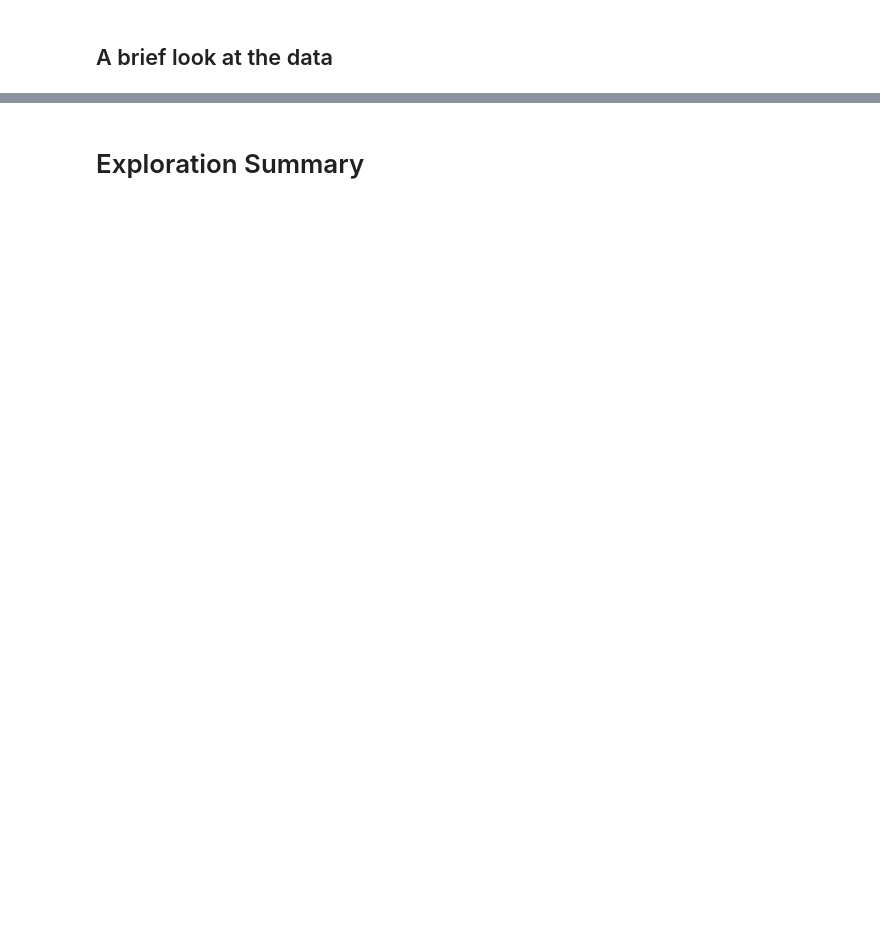
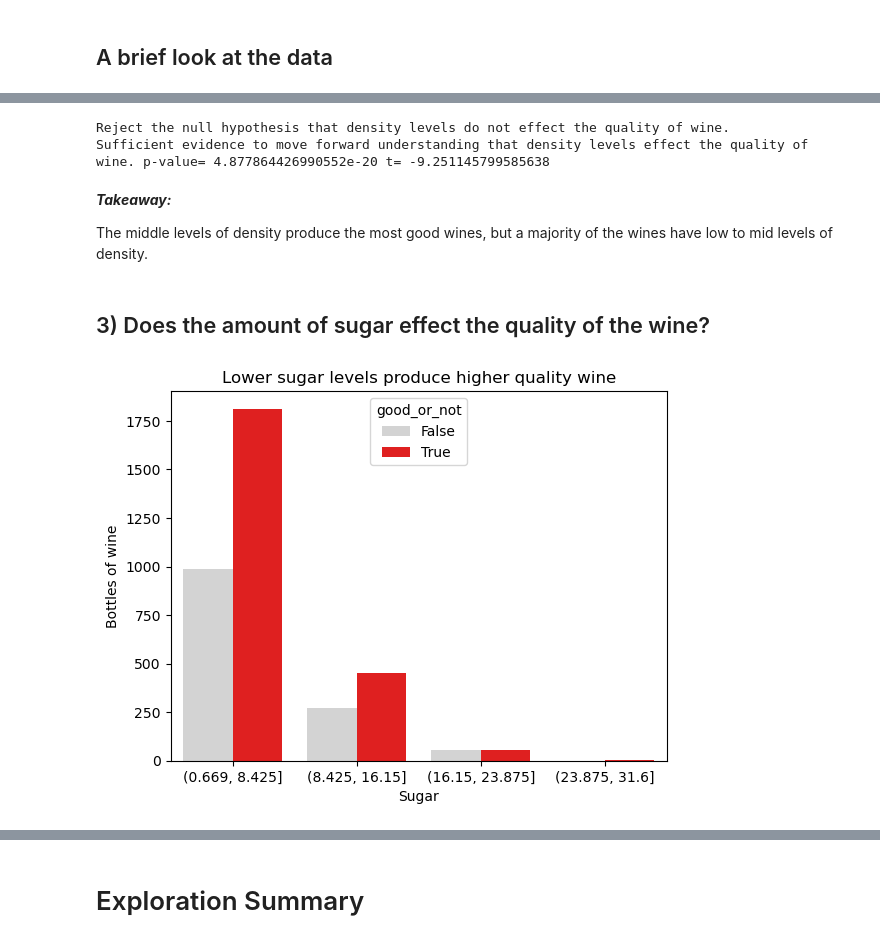
Before and after one commit to Fine-Wine/clustering-project-wine, a Jupyter notebook: clustering_project_final.ipynb, the cells around one changed output, grey strips where cells are left out. Cells and saved outputs as stored; diff of their text form; code cells hidden in the pictures; blank space fills up the shorter version.

```diff
--- a/clustering_project_final.ipynb
+++ b/clustering_project_final.ipynb
@@ -195,0 +164,20 @@ optimal_sf_stat_test
+# %%
+# Running a one sample ttest statistical test
+#to check for correlation and have more confidence
+density_test = p.eval_result2(train, 'density')
+density_test
+# %% [output]
+Reject the null hypothesis that density levels do not effect the quality of wine.
+Sufficient evidence to move forward understanding that density levels effect the quality of wine. p-value= 4.877864426990552e-20 t= -9.251145799585638
+# %% [markdown]
+***Takeaway:***
+
+The middle levels of density produce the most good wines, but a majority of the wines have low to mid levels of density.
+# %% [markdown]
+## 3) Does the amount of sugar effect the quality of the wine?
+# %%
+# Visualization to show how sugar effects the quality of the wine.
+sugar = p.sugar_visual(train)
+sugar
+# %% [output]
+[figure, added]
```
Also changed, not shown: parts of 102 cells of this notebook.
